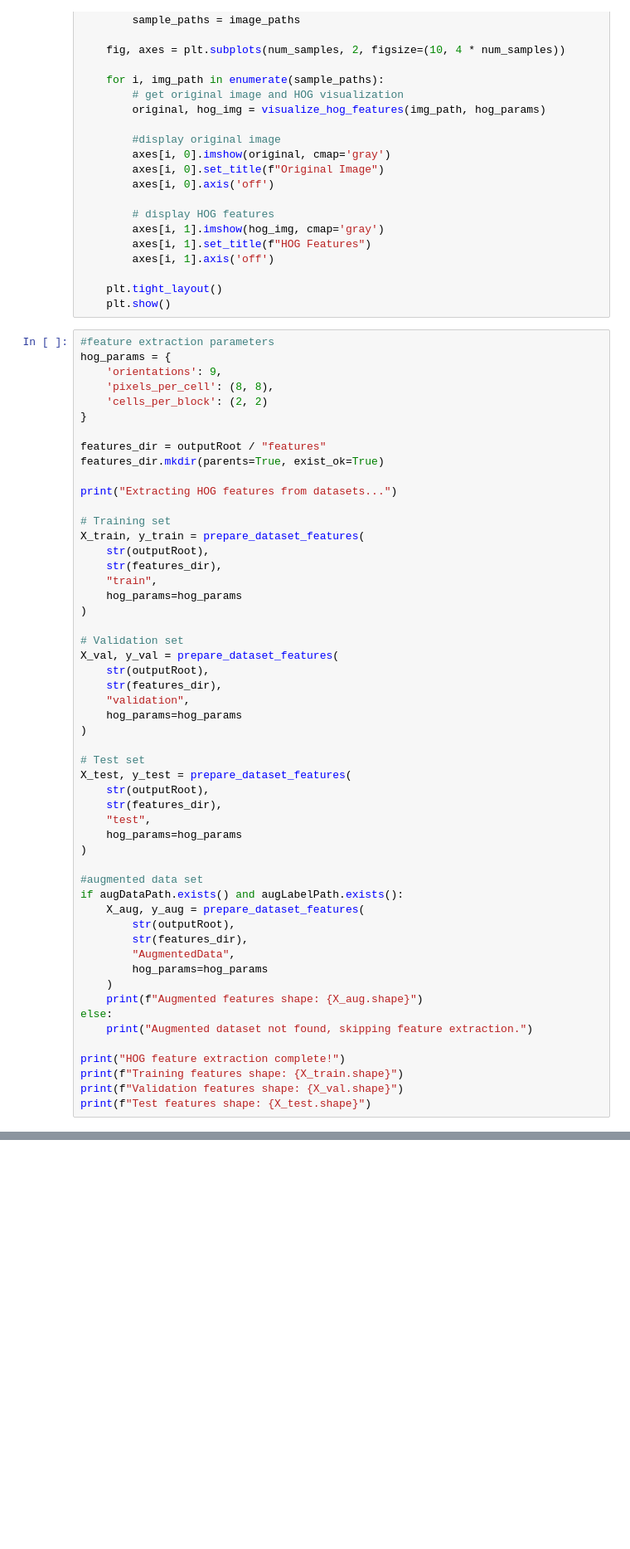
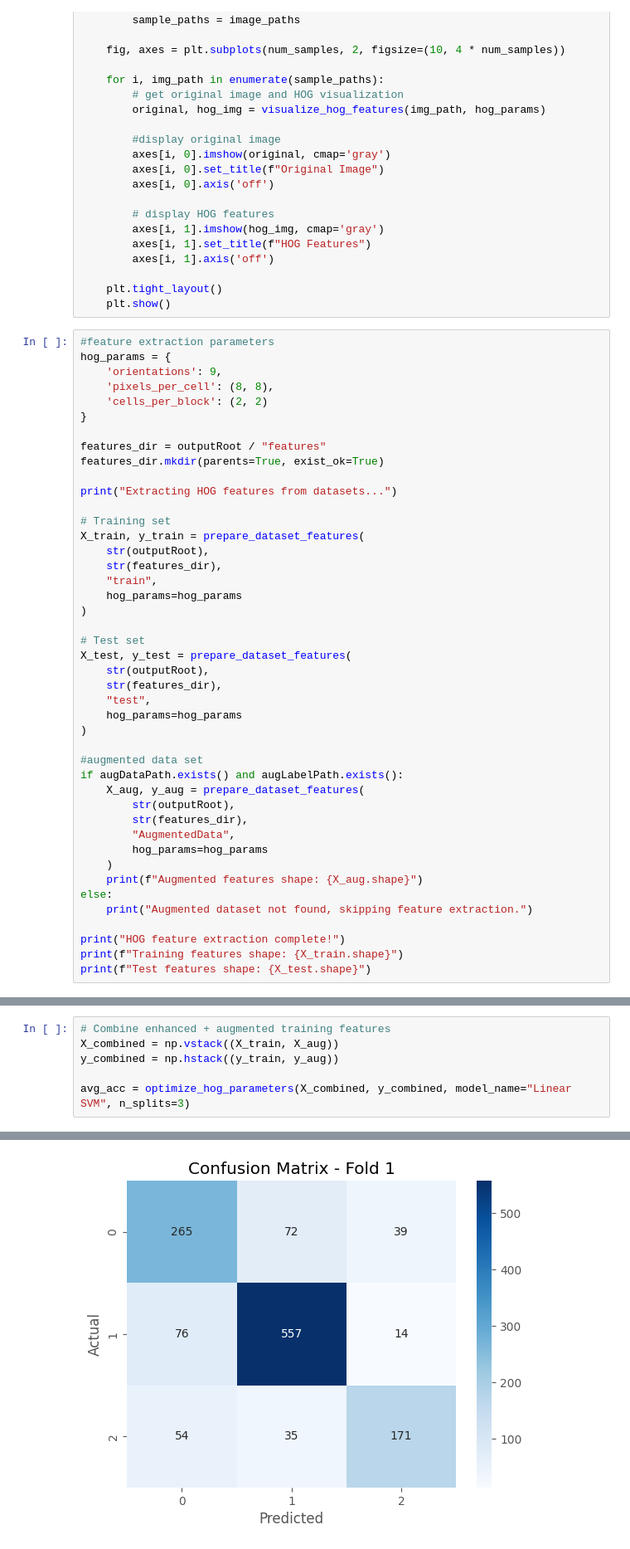
Before and after one commit to Rahim-Rahmatzada/MaskDetection, a Jupyter notebook: Notebooks/4.HOGExtraction.ipynb, the cells around one changed output, grey strips where cells are left out. Shown: that part at 83% size. Drawn from its saved outputs; the diff is of its cells as text; blank space fills up the shorter version.

Commit message:
Modified hog extraction to work and optimize on our kfold set

```diff
--- a/Notebooks/4.HOGExtraction.ipynb
+++ b/Notebooks/4.HOGExtraction.ipynb
@@ -230,14 +209,6 @@ X_train, y_train = prepare_dataset_features(
     str(outputRoot),
     str(features_dir),
     "train",
-    hog_params=hog_params
-)
-
-# Validation set
-X_val, y_val = prepare_dataset_features(
-    str(outputRoot),
-    str(features_dir),
-    "validation",
     hog_params=hog_params
 )
 
@@ -263,7 +234,6 @@ else:
 
 print("HOG feature extraction complete!")
 print(f"Training features shape: {X_train.shape}")
-print(f"Validation features shape: {X_val.shape}")
 print(f"Test features shape: {X_test.shape}")
 # %% [output]
 Extracting HOG features from datasets...
@@ -282,0 +250,7 @@ Test features shape: (458, 8100)
+# %%
+# Combine enhanced + augmented training features
+X_combined = np.vstack((X_train, X_aug))
+y_combined = np.hstack((y_train, y_aug))
+
+avg_acc = optimize_hog_parameters(X_combined, y_combined, model_name="Linear SVM", n_splits=3)
+# %% [output]
@@ -282,0 +271 @@ Test features shape: (458, 8100)
+[figure, added]
```
Also changed, not shown: parts of 8 cells of this notebook.
